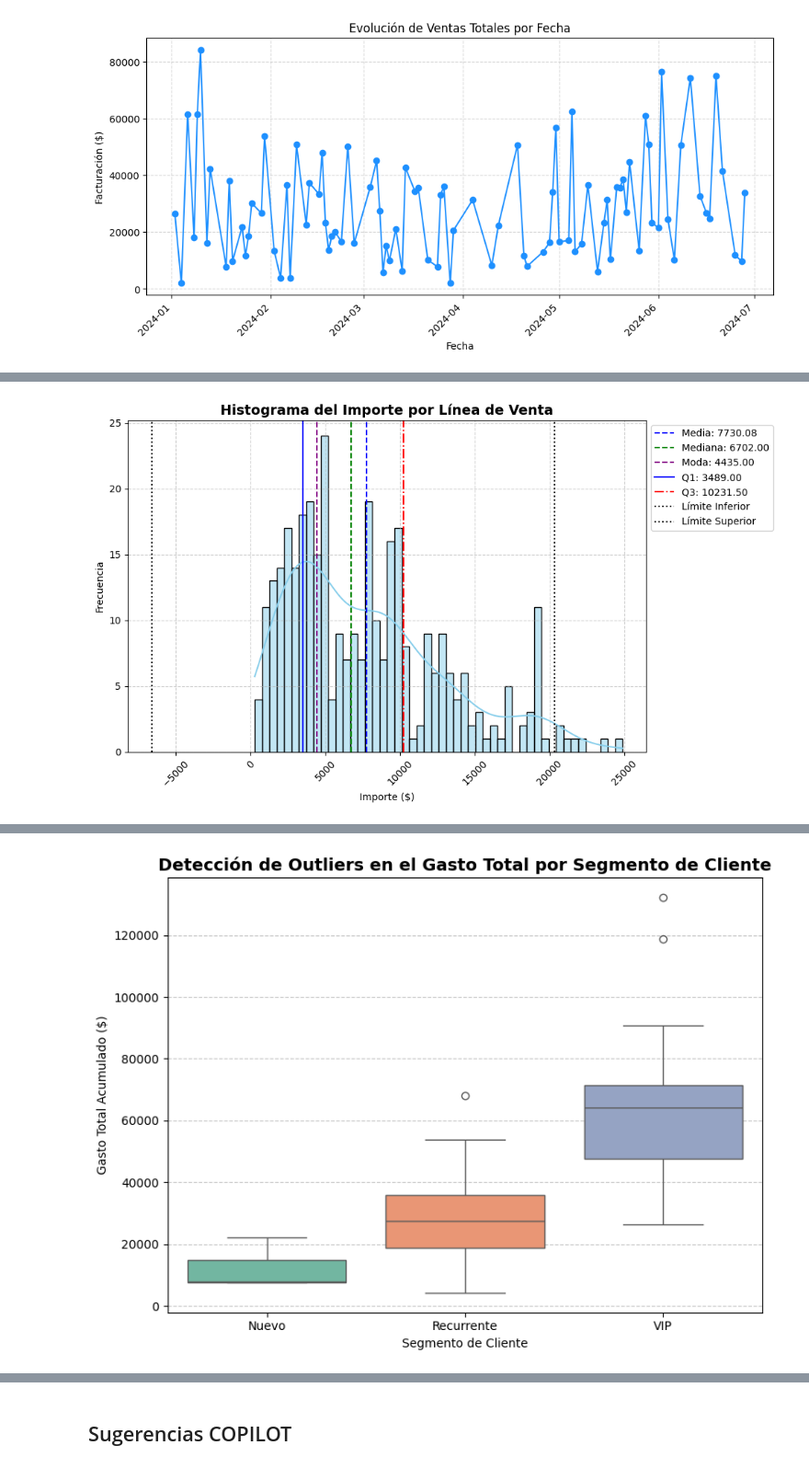
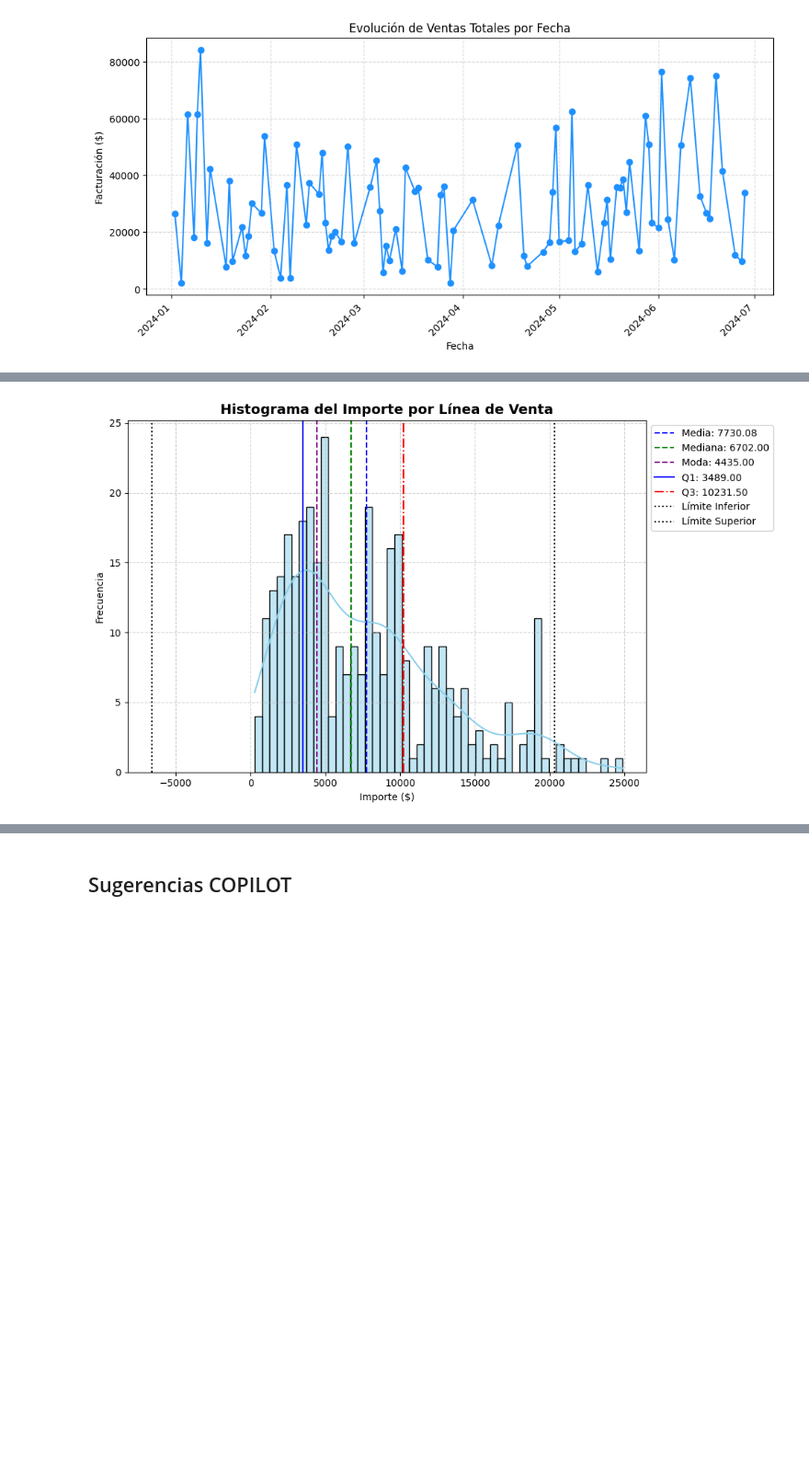
Before and after one commit to DiegoPenalba/ProyectoAurilion, a Jupyter notebook: data.ipynb, the cells around one changed output, grey strips where cells are left out. Shown at 92% size. Saved outputs shown, nothing was run; the diff lists cells and outputs as text; code cells hidden in the pictures; blank space fills up the shorter version.

Commit message:
Se crean graficos histograma, boxplot, heatmap y analisis de dispersion

```diff
--- a/data.ipynb
+++ b/data.ipynb
@@ -1779,18 +1781,15 @@ plt.show()
 # %%
-
-
 print("\n============================================")
-print("VISUALIZACIÓN Y ANÁLISIS GRÁFICO (TABLA MASTER)")
+print("VISUALIZACIÓN Y ANÁLISIS GRÁFICO (TABLA MASTER ACTUALIZADA)")
 print("============================================\n")
 
 # ============================================
-# 1️⃣ HISTOGRAMA: Distribución del Importe por Línea de Venta
+# HISTOGRAMA: Distribución del Importe por Línea de Venta
 # ============================================
 
-# Creamos la variable directamente desde la tabla master
 importe_ventas_detalle = ventas_master_df['importe']
 
-# Cálculos estadísticos
+# Cálculos estadísticos básicos
 media_importe_vd = importe_ventas_detalle.mean()
 mediana_importe_vd = importe_ventas_detalle.median()
 moda_importe_vd = importe_ventas_detalle.mode()
@@ -1800,11 +1799,10 @@ iqr = q3_importe_vd - q1_importe_vd
 lim_inferior_importe_vd = q1_importe_vd - 1.5 * iqr
 lim_superior_importe_vd = q3_importe_vd + 1.5 * iqr
 
-# Histograma con KDE
+# Histograma
 plt.figure(figsize=(10, 6))
 sns.histplot(importe_ventas_detalle, bins=50, kde=True, color='skyblue', edgecolor='black')
 
-# Líneas de referencia
 plt.axvline(media_importe_vd, color='blue', linestyle='--', label=f'Media: {media_importe_vd:.2f}')
 plt.axvline(mediana_importe_vd, color='green', linestyle='--', label=f'Mediana: {mediana_importe_vd:.2f}')
 plt.axvline(moda_importe_vd[0], color='purple', linestyle='--', label=f'Moda: {moda_importe_vd[0]:.2f}')
@@ -1816,73 +1814,14 @@ plt.axvline(lim_superior_importe_vd, color='black', linestyle=':', label='Límit
 plt.title('Histograma del Importe por Línea de Venta', fontsize=14, fontweight='bold')
 plt.xlabel('Importe ($)')
 plt.ylabel('Frecuencia')
-plt.xticks(rotation=45)
 plt.grid(True, linestyle='--', alpha=0.6)
 plt.legend(loc='upper left', bbox_to_anchor=(1, 1))
 plt.tight_layout()
 plt.show()
 
 print("Insight:")
-print("El negocio tiene una gran cantidad de transacciones pequeñas, pero unas pocas ventas de alto valor impulsan los ingresos.")
-print("Esto muestra una distribución sesgada a la derecha (asimetría positiva).")
-print("Oportunidad: aumentar el valor del ticket promedio para mover más clientes hacia la 'cola' del histograma.\n")
-
-# ============================================
-# 2️⃣ BOXPLOT: Detección de Outliers por Segmento de Cliente
-# ============================================
-
-# 🔹 Calculamos la cantidad de compras y gasto total por cliente
-compras_por_cliente = ventas_master_df.groupby('cliente').size()
-gasto_por_cliente = ventas_master_df.groupby('cliente')['importe'].sum()
-
-# Creamos los segmentos
-tipo_cliente = pd.cut(
-    compras_por_cliente,
-    bins=[0, 1, 5, compras_por_cliente.max() + 1],
-    labels=['Nuevo', 'Recurrente', 'VIP']
-)
-
-# Construimos el DataFrame segmentado
-gasto_segmentado = pd.DataFrame({
-    'cliente': compras_por_cliente.index,
-    'compras': compras_por_cliente.values,
-    'importe': gasto_por_cliente.values,
-    'tipo_cliente': tipo_cliente.values
-})
-
-# Boxplot
-plt.figure(figsize=(8, 6))
-sns.boxplot(data=gasto_segmentado, x='tipo_cliente', y='importe', palette='Set2')
-plt.title("Detección de Outliers en el Gasto Total por Segmento de Cliente", fontsize=14, fontweight='bold')
-plt.xlabel("Segmento de Cliente")
-plt.ylabel("Gasto Total Acumulado ($)")
-plt.grid(axis='y', linestyle='--', alpha=0.7)
-plt.tight_layout()
-plt.show()
-
-print("Insight:")
-print("Los clientes VIP son un subgrupo de los más leales. No solo detectamos outliers, sino que entendemos quiénes son.")
-print("Oportunidad: diseñar un programa de retención y fidelización específico para este grupo de alto valor.\n")
-
-# ============================================
-# 3️⃣ HEATMAP: Correlación entre variables de transacción
-# ============================================
-
-# 🔹 Tomamos las columnas relevantes
-corr_df = ventas_master_df[['cantidad', 'precio_unitario', 'importe']]
-
-# Calculamos la matriz de correlación
-corr_matrix = corr_df.corr()
-
-# Heatmap
-plt.figure(figsize=(6, 5))
-sns.heatmap(corr_matrix, annot=True, cmap='coolwarm', fmt=".2f", linewidths=0.5)
-plt.title("Correlación entre Variables de Transacción", fontsize=14, fontweight='bold')
-plt.tight_layout()
-plt.show()
-
-print("Insight:")
-print("Existen dos palancas para aumentar ingresos: vender más unidades o incentivar compras de mayor valor.")
-print("Oportunidad: aplicar estrategias combinadas de 'bundle' y 'upselling' para potenciar ambas.\n")
+print("- La distribución del importe está sesgada a la derecha (asimetría positiva).")
+print("- La mayoría de las transacciones son pequeñas, pero unas pocas de alto valor dominan la facturación.")
+print("- Oportunidad: aumentar el ticket promedio con bundles, descuentos progresivos o ventas cruzadas.\n")
 # %% [output]
 ============================================
@@ -1890,3 +1829,3 @@ VISUALIZACIÓN Y ANÁLISIS GRÁFICO (TABLA MASTER)
 ============================================
-[figure, old version]
+[figure, new version]
 Insight:
@@ -1899 +1834,0 @@ Passing `palette` without assigning `hue` is deprecated and will be removed in v
-[figure, removed]
```
Also changed, not shown: parts of 8 cells of this notebook.
